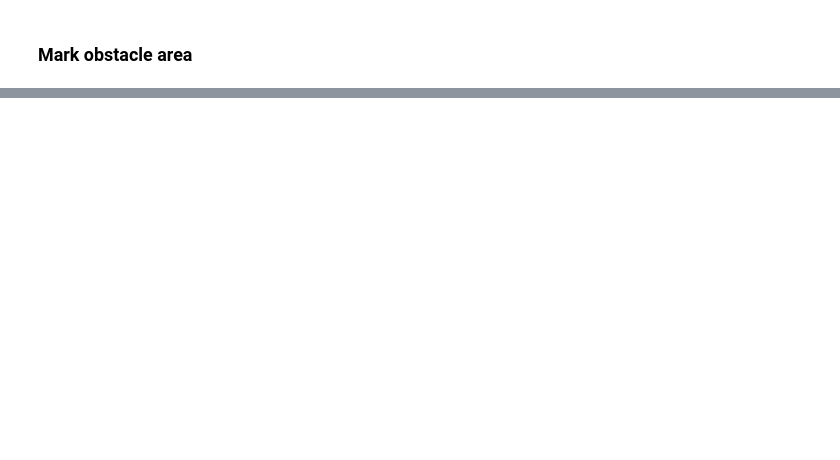
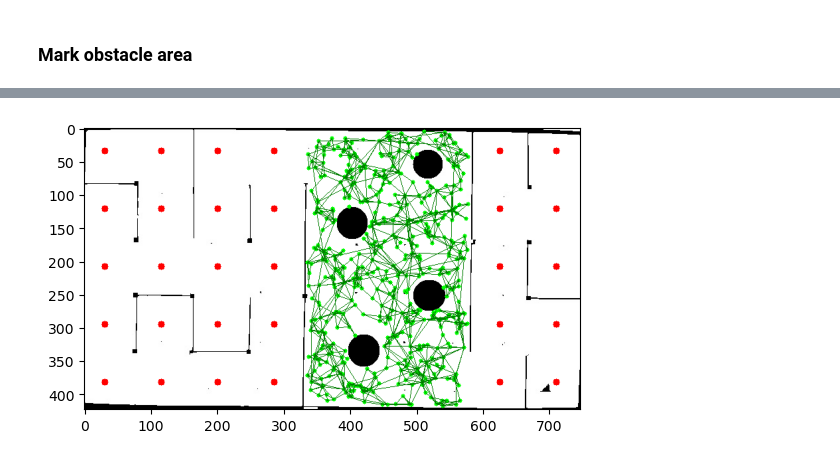
Before and after one commit to mumslayer69/micromouse3100, a Jupyter notebook: path_planning/path.ipynb, the cells around one changed output, grey strips where cells are left out. Saved outputs shown, nothing was run; the diff lists cells and outputs as text; code cells hidden in the pictures; blank space fills up the shorter version.

```diff
--- a/path_planning/path.ipynb
+++ b/path_planning/path.ipynb
@@ -1057,0 +914,95 @@ Selected area: (361, 298), (469, 390)
+# %%
+## PRM IMPLEMENTATION
+import random
+import math
+seed = 42
+iterations = 500
+k_connections = 3
+max_connection_range = 100
+prm_image = result_with_nodes.copy()
+prm_graph = Graph()
+random.seed(seed)
+
+def path_clear(image, x1, y1, x2, y2):
+    rgbMax = 255
+    from skimage.draw import line
+    rr, cc = line(x1, y1, x2, y2)
+    testLine = list(zip(rr,cc))
+    for pixel in testLine:
+        pixelX, pixelY = pixel
+        for channel in image[pixelX, pixelY]:
+            if channel != rgbMax:
+                return False
+    return True
+
+def find_closest_nodes(image, graph, target_x, target_y, n, range):
+        # nodes is a list of tuples (int node_id, double distance)
+        nodes = []
+        # loop through the whole graph and grab nodes within range. Sort and return n closest.
+        for node in graph.get_nodes():
+            nodeX, nodeY = graph.nodes[node].get_point()
+            distance = math.sqrt((target_x - nodeX) ** 2 + (target_y - nodeY) ** 2)
+            # if distance <= range and distance != 0.0 and path_clear(image, nodeX, nodeY, target_x, target_y):
+            if distance <= range and distance != 0.0:
+                if path_clear(image, nodeX, nodeY, target_x, target_y):
+                    nodes.append((graph.nodes[node].get_ID(), distance))
+
+        closestNodes = sorted(nodes, key=lambda node: node[1])
+        return closestNodes[:n]
+
+(start_x, start_y), (end_x, end_y) = selected_area
+# print('exes: ', start_x, end_x)
+# print('whys: ', start_y, end_y)
+
+i = 0
+while i < iterations:
+    x = random.randint(start_x, end_x)
+    y = random.randint(start_y, end_y)
+
+    # my own coordinates are reversed from the provided ones, so swap them
+    x, y = y, x
+    # print('iter:', i, 'curr coords: ', x, y)
+
+    # check if node is in free space - if colliding with an obstacle, skip this iteration
+    nodeCollision = False
+    for channel in prm_image[x, y]:
+        if channel != 255:
+            nodeCollision = True
+    if nodeCollision:
+        continue
+
+    # if all good, then add this node with iteration count as id to the graph.
+    prm_graph.add_node(i, x, y)
+    # cv2.circle(prm_image, (x, y), 3, (0, 255, 0), -1)
+
+    # draw straight lines to n closest nodes. If path clear, add edge to graph.
+    # find_closest_nodes guarantees that the paths returned are all clear, so no need to recheck.
+    closestNodes = find_closest_nodes(prm_image, prm_graph, x, y, k_connections, max_connection_range)
+    # print(closestNodes)
+    for node in closestNodes:
+        nodeId, nodeDist = node
+        nodeX, nodeY = prm_graph.nodes[nodeId].get_point()
+        # 'i' is id of searching node, 'nodeId' is id of found node.
+        prm_graph.add_edge(i, nodeId, nodeDist)
+
+    i += 1
+
+# draw all nodes and edges on image
+for node in prm_graph.get_nodes():
+    x, y = prm_graph.nodes[node].get_point()
+    id = node
+    cv2.circle(prm_image, (y, x), 3, (0, 255, 0), -1)
+
+for edgeStart in prm_graph.edges.keys():
+    # print(edgeStart, ': ', prm_graph.edges[edgeStart])
+    startX, startY = prm_graph.nodes[edgeStart].get_point()
+
+    for edge in prm_graph.edges[edgeStart]:
+        edgeEnd, dist = edge
+        endX, endY = prm_graph.nodes[edgeEnd].get_point()
+        cv2.line(prm_image, (startY, startX), (endY, endX), (0, 125, 0), 1)
+
+# Display resulting image
+plt.imshow(prm_image)
+plt.show()
+# %% [output]
@@ -1057,0 +1026 @@ Selected area: (361, 298), (469, 390)
+[figure, added]
```
Also changed, not shown: parts of 16 cells of this notebook, 2 other files.
